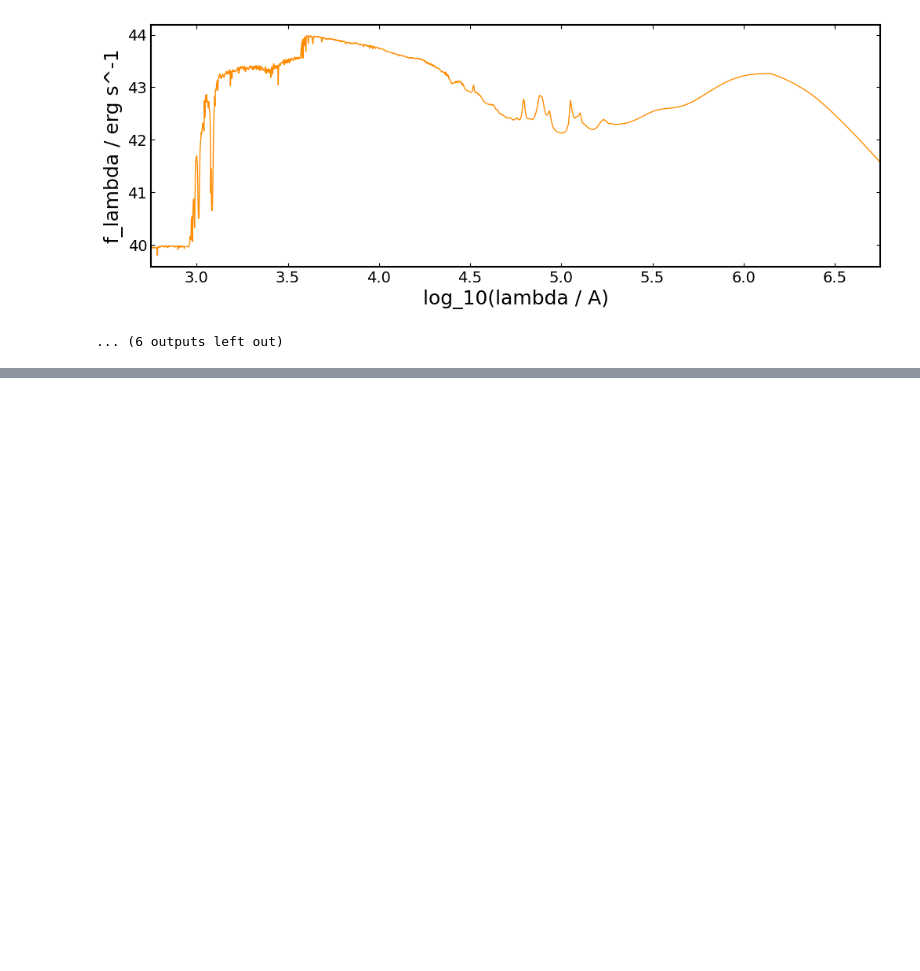
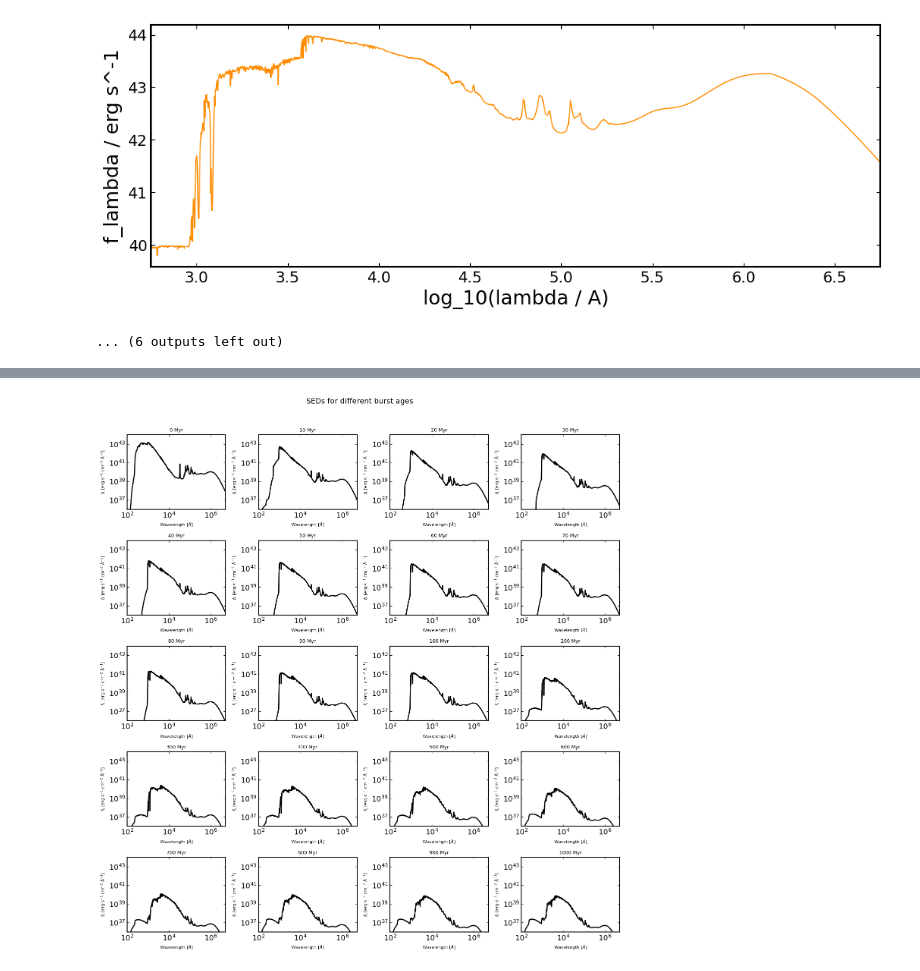
Before and after one commit to abbycrowther/star-formation-histories, a Jupyter notebook: Code/plots_time_intervals.ipynb, the cells around one changed output, grey strips where cells are left out. Saved outputs shown, nothing was run; the diff lists cells and outputs as text; code cells hidden in the pictures; blank space fills up the shorter version.

```diff
--- a/Code/plots_time_intervals.ipynb
+++ b/Code/plots_time_intervals.ipynb
@@ -255,0 +256,85 @@ plt.show()
+# %%
+import bagpipes as pipes
+import numpy as np
+import matplotlib.pyplot as plt
+
+# Burst ages in Myr
+years = np.concatenate([
+    np.arange(0, 100, 10),
+    np.arange(100, 1001, 100)
+])
+
+dust = {"type": "Calzetti", "Av": 0.2}
+model_components = {"redshift": 0, "dust": dust}
+
+base = (
+    r"D:/Users/Abigail Crowther/Desktop/Uni/Year 4/MPhys Projects/"
+    r"Semester 2 - Star Formation Histories/star-formation-histories/bagpipes/examples"
+)
+
+rel_filters = np.loadtxt(base + "/filters/goodss_filt_list.txt", dtype="str")
+goodss_filt_list = [base + "/" + f for f in rel_filters]
+
+# Precompute spectra + track global limits
+all_specs = []
+all_wavs = None
+
+for t in years:
+    burst = {
+        "age": t / 1000,
+        "massformed": 10,
+        "metallicity": 0.5
+    }
+    model_components["burst"] = burst
+
+    model = pipes.model_galaxy(
+        model_components,
+        filt_list=goodss_filt_list,
+        spec_wavs=np.arange(100., 5000000., 10.)
+    )
+
+    if all_wavs is None:
+        all_wavs = model.spec_wavs
+
+    all_specs.append(model.spectrum)
+
+all_specs = np.array(all_specs)
+
+# Global axis limits
+xmin = all_wavs.min()
+xmax = all_wavs.max()
+ymin = 1e36
+ymax = 1e44   # same range you used before
+
+# Grid setup
+n = len(years)
+ncols = 4
+nrows = int(np.ceil(n / ncols))
+fig, axes = plt.subplots(nrows, ncols, figsize=(14, 3*nrows))
+axes = axes.flatten()
+
+# Plot each panel
+for i, t in enumerate(years):
+    ax = axes[i]
+
+    ax.plot(all_wavs, all_specs[i], color="black")
+
+    ax.set_xscale("log")
+    ax.set_yscale("log")
+
+    ax.set_xlim(xmin, xmax)
+    ax.set_ylim(ymin, ymax)
+
+    ax.set_title(f"{t} Myr", fontsize=9)
+    ax.set_xlabel(r"Wavelength [$\AA$]", fontsize=8)
+    ax.set_ylabel(r"$f_\lambda$ [erg s$^{-1}$ cm$^{-2}$ Å$^{-1}$]", fontsize=8)
+
+# Turn off unused panels
+for ax in axes[n:]:
+    ax.axis("off")
+
+fig.suptitle("SEDs for different burst ages", fontsize=14)
+plt.tight_layout(rect=[0, 0, 1, 0.96])
+plt.show()
+# %% [output]
+[figure, added]
```
Also changed, not shown: parts of 1 cell of this notebook.
